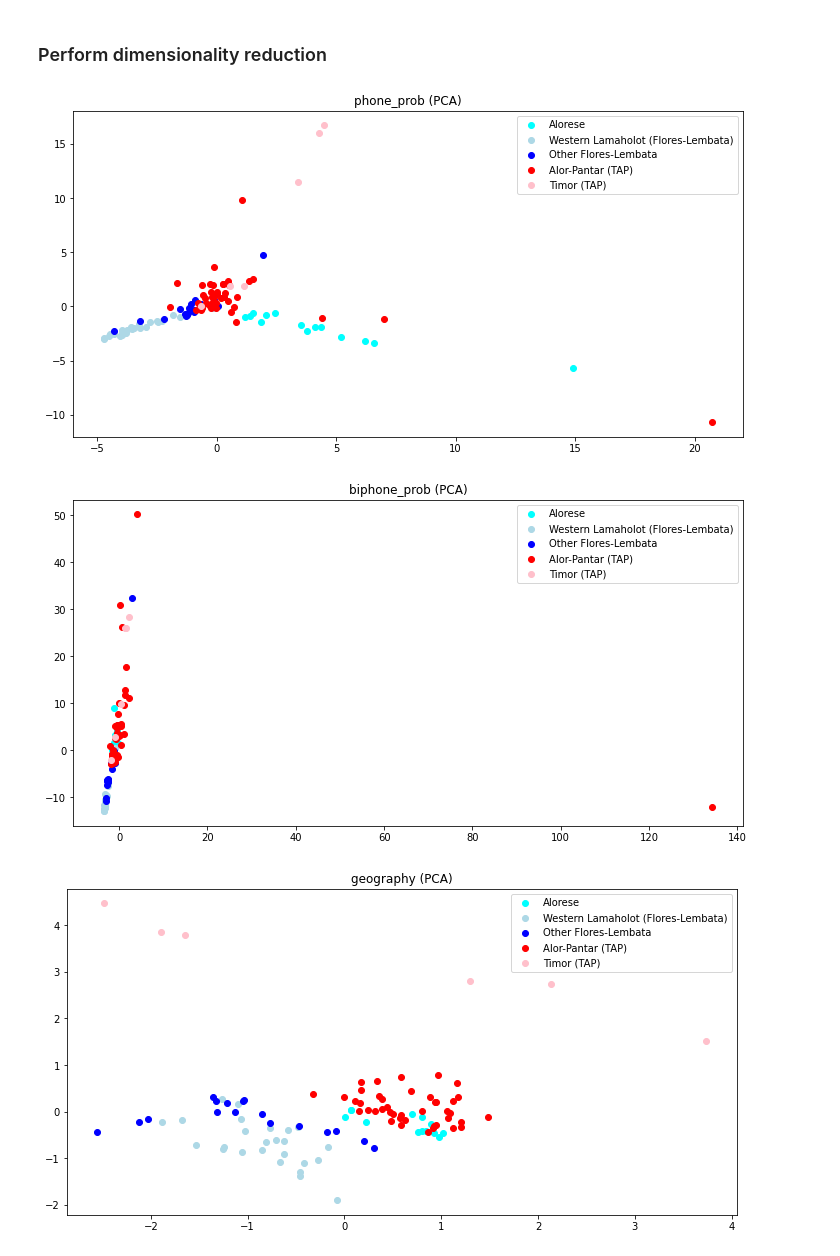
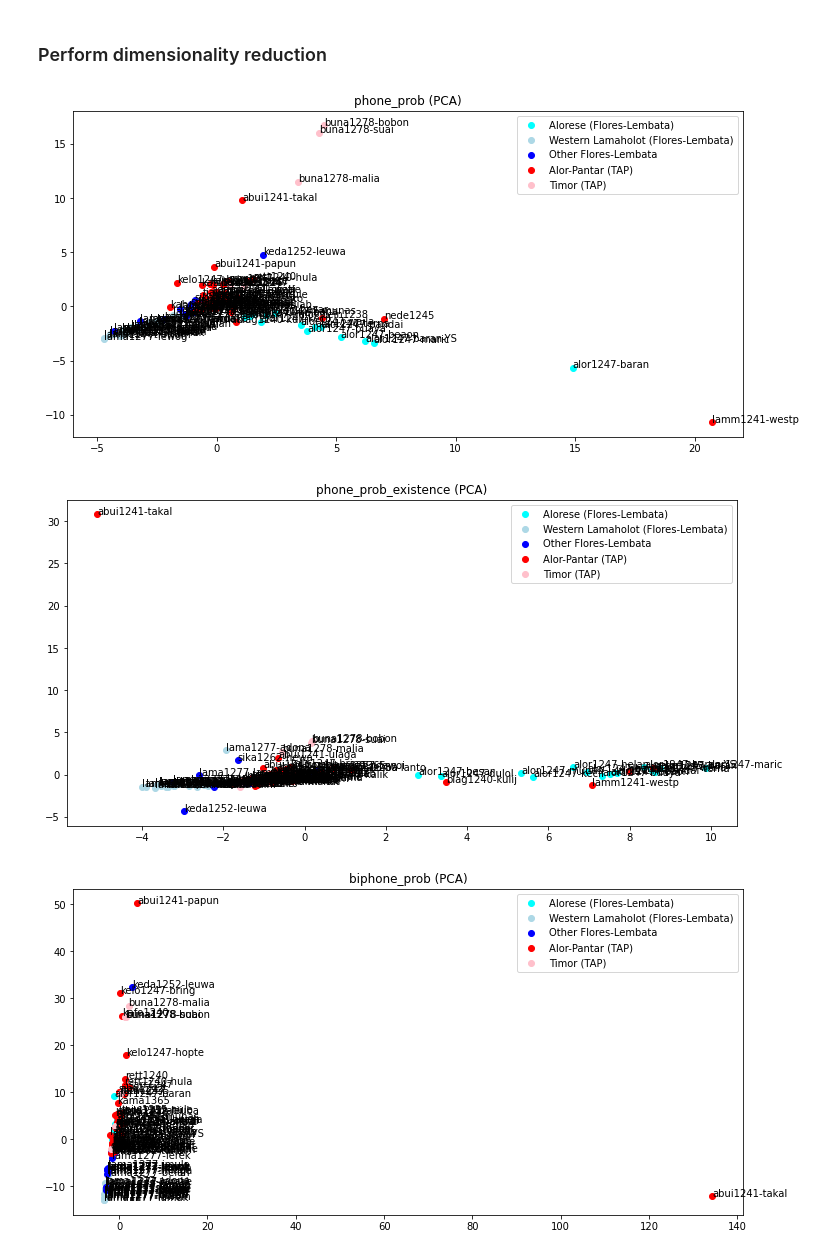
Before and after one commit to peterdekker/agents-intergenerational, a Jupyter notebook: data/compare_phonology.ipynb, the cells around one changed output. Drawn from its saved outputs; the diff is of its cells as text; code cells hidden in the pictures.

Commit message:
Added existence map

```diff
--- a/data/compare_phonology.ipynb
+++ b/data/compare_phonology.ipynb
@@ -60,8 +60,18 @@ display(data_merged_df.head())
 # %%
+#display(data_merged_df[data_merged_df["Lect_ID"]=="alor1247-baran"])
 
 data_grouped_lang = data_merged_df.groupby("Lect_ID")
 data_agg = data_grouped_lang.aggregate({"Segments":list, "Name": "first", "Family": "first", "Latitude": "first", "Longitude":"first"})
 data_agg["phone_prob"] = data_agg["Segments"].apply(common.phone_prob)
 data_agg["biphone_prob"] = data_agg["Segments"].apply(common.biphone_prob)
+data_agg["phone_prob_existence"] = data_agg["Segments"].apply(common.phone_prob_existence)
+data_agg["biphone_prob_existence"] = data_agg["Segments"].apply(common.biphone_prob_existence)
 display(data_agg)
+
+phone_prob_matrix = common.shared_feature_matrix(data_agg, "phone_prob")
+biphone_prob_matrix = common.shared_feature_matrix(data_agg, "biphone_prob")
+phone_prob_existence_matrix = common.shared_feature_matrix(data_agg, "phone_prob_existence")
+biphone_prob_existence_matrix = common.shared_feature_matrix(data_agg, "biphone_prob_existence")
+
+display(phone_prob_matrix)
 # %% [output]
@@ -136,39 +122,41 @@ from sklearn.manifold import MDS
 #             raise ValueError("Unsupported lect")
 #     return [color_lect(lect) for lect in lects]
 
-PLOT_LABELS = False
+PLOT_LABELS = True
 
 #TODO: check outliers, smaller dots, bigger plots
 # TODO: Biphone prob with transition probabilities
 # TODO: Phone and biphone existence probabilities
 
 # Define language groups for plots
-language_groups = {"Alorese": {"color": "cyan", "lects": lects_alorese["ID"]},
+language_groups = {"Alorese (Flores-Lembata)": {"color": "cyan", "lects": lects_alorese["ID"]},
                    "Western Lamaholot (Flores-Lembata)": {"color": "lightblue", "lects": lects_western_lamaholot["ID"]},
                    "Other Flores-Lembata": {"color": "blue", "lects": lects_flores_lembata["ID"]},
                    "Alor-Pantar (TAP)": {"color": "red", "lects": lects_alor_pantar["ID"]},
                    "Timor (TAP)": {"color": "pink", "lects": lects_timor["ID"]}
                   }
 
 dim_reds_available = {"PCA": PCA(n_components=2)}#,"MDS": MDS()}
 
 analyses = {"phone_prob": phone_prob_matrix,
+            "phone_prob_existence": phone_prob_existence_matrix,
             "biphone_prob": biphone_prob_matrix,
+            "biphone_prob_existence": biphone_prob_existence_matrix,
             "geography": data_agg[["Latitude", "Longitude"]].fillna(0),
             "raw_geography": ["Latitude", "Longitude"],
             }
 
 for study_label, study_data in analyses.items():
     if study_label == "raw_geography":
         reduce = False
         plot_cols = study_data
         dim_reds = {"raw": plot_cols}
     else:
         reduce = True
         dim_reds = dim_reds_available
     for dr_label, dr in dim_reds.items():
         common.reduce_plot(study_label, study_data, dr_label, dr, data_agg, language_groups, PLOT_LABELS, reduce)
 # %% [output]
-[figure, old version]
+[figure, new version]
-[figure, old version]
+[figure, new version]
-[figure, old version]
+[figure, new version]
```
Also changed, not shown: parts of 5 cells of this notebook.
